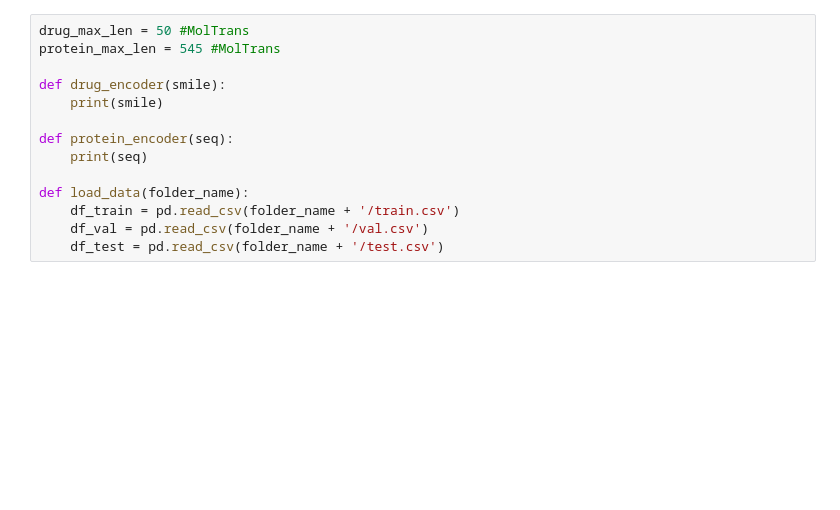
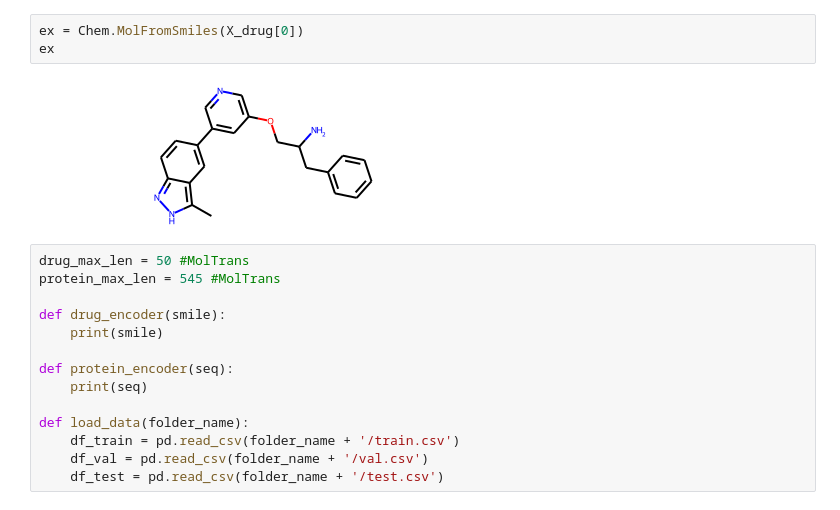
Before and after one commit to zedian/MolTrans, a Jupyter notebook: baseline.ipynb, the cells around one changed output. Drawn from its saved outputs; the diff is of its cells as text; blank space fills up the shorter version.

```diff
--- a/baseline.ipynb
+++ b/baseline.ipynb
@@ -21,3 +224,8 @@ device = torch.device("cuda:0" if torch.cuda.is_available() else "cpu")
+# %%
+ex = Chem.MolFromSmiles(X_drug[0])
+ex
+# %% [output]
+[figure, added]
 # %%
 drug_max_len = 50 #MolTrans
 protein_max_len = 545 #MolTrans
```
Also changed, not shown: parts of 18 cells of this notebook, 9 other files.
